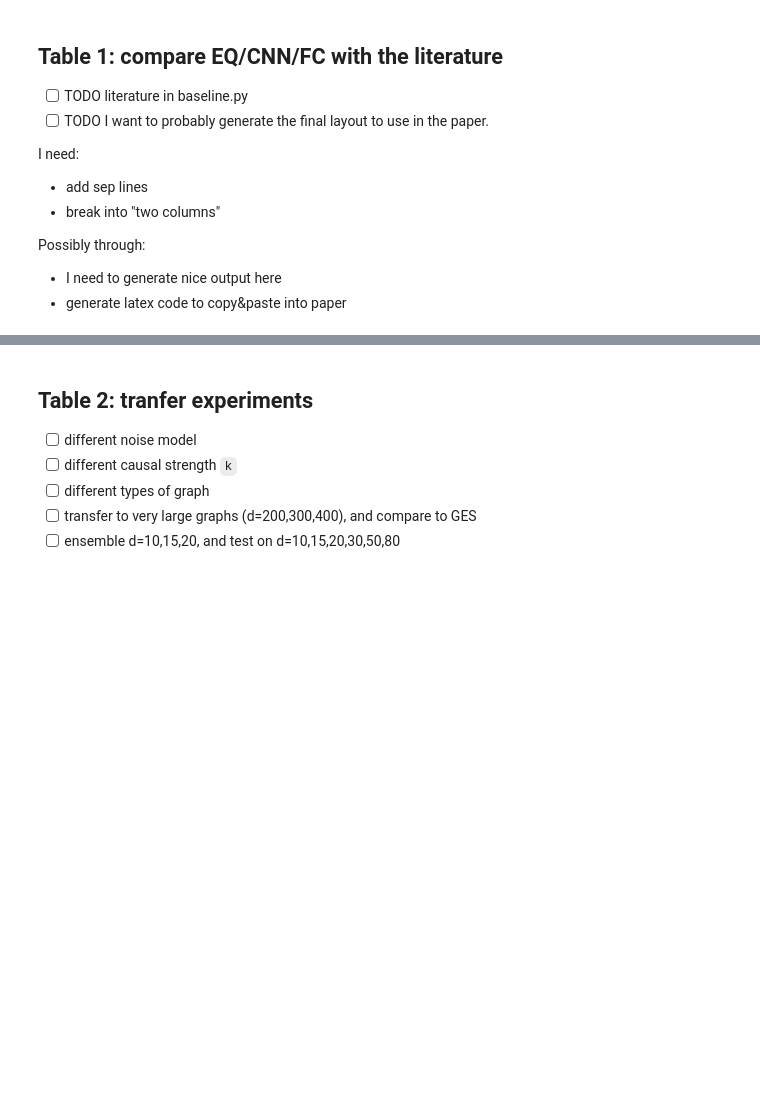
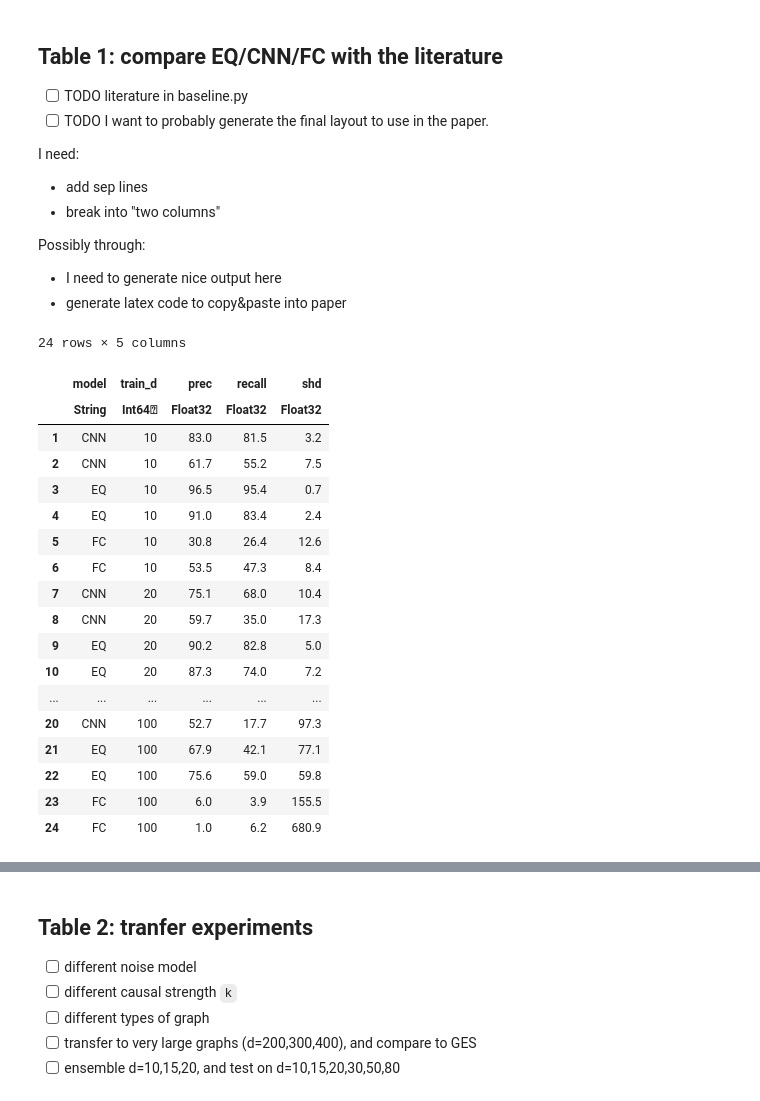
Before and after one commit to lihebi/DAG-EQ, a Jupyter notebook: src/table.ipynb, the cells around one changed output, grey strips where cells are left out. Saved outputs shown, nothing was run; the diff lists cells and outputs as text; code cells hidden in the pictures; blank space fills up the shorter version.

```diff
--- a/src/table.ipynb
+++ b/src/table.ipynb
@@ -79,23 +108,43 @@ Possibly through:
 # %%
 function table_cmp_literature(df)
     # comparison of EQ with FC and CNN (and random) baselines
     # only show d=10,15,20, SF and ER graphs, k=1
     sel0 = (df.train_mat .== "maxCOV")
     sel1 = in.(df.model, Ref(["FC", "EQ", "CNN"]))
     sel2 = in.(df.train_d, Ref([10, 20, 50, 100]))
     selector = (sel0 .& sel1 .& sel2
                 .& (df.train_gtype .== df.test_gtype)
                 .& in.(df.train_gtype, Ref(["SF", "ER"]))
                 .& (df.test_noise .== "Gaussian")
                 .& (df.train_mec .== "Linear")
                 .& (df.test_mec .== "Linear")
 #                 .& (df.train_mat .== "COR")
 #                 .& (df.test_mat .== "COR")
                 .& (df.test_k .== 1))
 
     sort(df[selector,
             All(:model, :train_d, :prec, :recall, :shd)],
          [:train_d, :model])
 end
 
-table_cmp_literature(df)
+df1 = table_cmp_literature(df)
+# %% [output]
+24 rows × 5 columns
+|  | model | train_d | prec | recall | shd |
+|  | String | Int64⍰ | Float32 | Float32 | Float32 |
+| 1 | CNN | 10 | 83.0 | 81.5 | 3.2 |
+| 2 | CNN | 10 | 61.7 | 55.2 | 7.5 |
+| 3 | EQ | 10 | 96.5 | 95.4 | 0.7 |
+| 4 | EQ | 10 | 91.0 | 83.4 | 2.4 |
+| 5 | FC | 10 | 30.8 | 26.4 | 12.6 |
+| 6 | FC | 10 | 53.5 | 47.3 | 8.4 |
+| 7 | CNN | 20 | 75.1 | 68.0 | 10.4 |
+| 8 | CNN | 20 | 59.7 | 35.0 | 17.3 |
+| 9 | EQ | 20 | 90.2 | 82.8 | 5.0 |
+| 10 | EQ | 20 | 87.3 | 74.0 | 7.2 |
+| ... | ... | ... | ... | ... | ... |
+| 20 | CNN | 100 | 52.7 | 17.7 | 97.3 |
+| 21 | EQ | 100 | 67.9 | 42.1 | 77.1 |
+| 22 | EQ | 100 | 75.6 | 59.0 | 59.8 |
+| 23 | FC | 100 | 6.0 | 3.9 | 155.5 |
+| 24 | FC | 100 | 1.0 | 6.2 | 680.9 |
```
Also changed, not shown: parts of 17 cells of this notebook, 5 other files.
